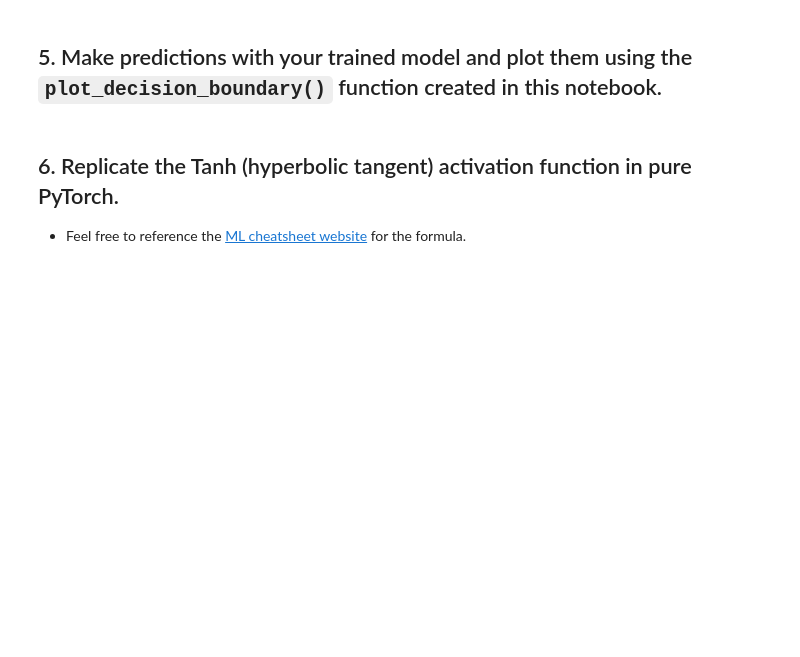
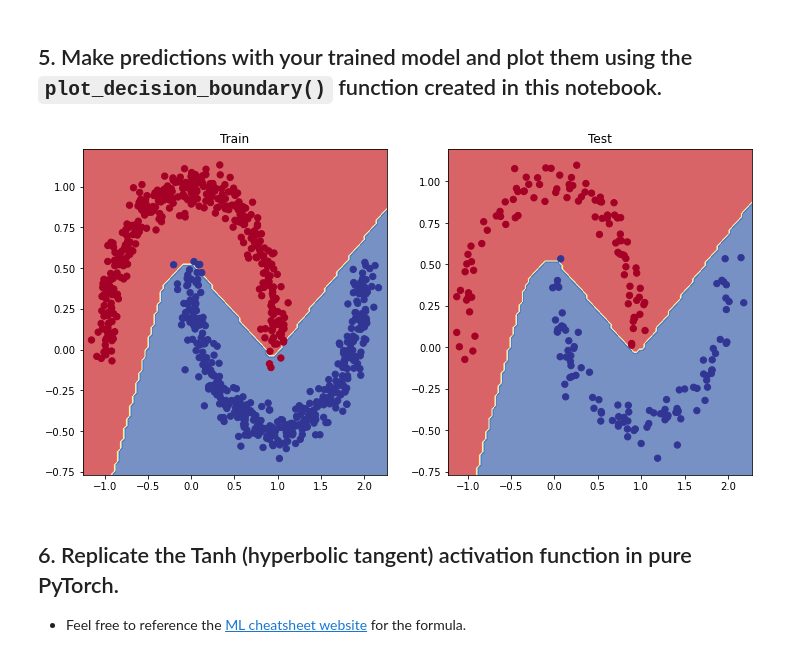
Before and after one commit to chriswilson2020/PyTorchCoLab, a Jupyter notebook: 02_pytorch_classification_exercises.ipynb, the cells around one changed output. Saved outputs shown, nothing was run; the diff lists cells and outputs as text; code cells hidden in the pictures; blank space fills up the shorter version.

```diff
--- a/02_pytorch_classification_exercises.ipynb
+++ b/02_pytorch_classification_exercises.ipynb
@@ -98,3 +167,5 @@ from torchmetrics import Accuracy
 ## TODO: Uncomment this code to use the Accuracy function
 # acc_fn = Accuracy().to(device) # send accuracy function to device
 # acc_fn
+acc_fn = Accuracy(task='multiclass', num_classes=2).to(device)
+acc_fn
@@ -101,50 +174,64 @@ from torchmetrics import Accuracy
 # %%
 ## TODO: Uncomment this to set the seed
 # torch.manual_seed(RANDOM_SEED)
+torch.manual_seed(RANDOM_SEED)
+torch.cuda.manual_seed(RANDOM_SEED)
 
 # Setup epochs
-
+epochs = 10000
 
 # Send data to the device
-
+X_train, y_train = X_train.to(device), y_train.to(device)
+X_test, y_test = X_test.to(device), y_test.to(device)
 
 # Loop through the data
 # for epoch in range(epochs):
   ### Training
+for epoch in range(epochs):
+  model_0.train()
 
 
   # 1. Forward pass (logits output)
+  y_logits = model_0(X_train).squeeze()
 
   # Turn logits into prediction probabilities
-
+  y_pred_probs = torch.sigmoid(y_logits)
 
   # Turn prediction probabilities into prediction labels
+  y_pred_labels = torch.round(y_pred_probs)
 
 
   # 2. Calculaute the loss
   # loss = loss_fn(y_logits, y_train) # loss = compare model raw outputs to desired model outputs
+  loss = loss_fn(y_logits, y_train) #Note loss function has builtin sigmoid
 
   # Calculate the accuracy
   # acc = acc_fn(y_pred, y_train.int()) # the accuracy function needs to compare pred labels (not logits) with actual labels
+  acc = acc_fn(y_pred_labels, y_train.int())
 
   # 3. Zero the gradients
-
+  optimizer.zero_grad()
 
   # 4. Loss backward (perform backpropagation) - https://brilliant.org/wiki/backpropagation/#:~:text=Backpropagation%2C%20short%20for%20%22backward%20propagation,to%20the%20neural%20network's%20weights.
-
+  loss.backward()
   # 5. Step the optimizer (gradient descent) - https://towardsdatascience.com/gradient-descent-algorithm-a-deep-dive-cf04e8115f21#:~:text=Gradient%20descent%20(GD)%20is%20an,e.g.%20in%20a%20linear%20regression)
-
+  optimizer.step()
 
   ### Testing
-  # model_0.eval()
-  # with torch.inference_mode():
+  model_0.eval()
+  with torch.inference_mode():
     # 1. Forward pass (to get the logits)
+   test_logits = model_0(X_test).squeeze()
 
     # Turn the test logits into prediction labels
+   test_pred_labels = torch.round(torch.sigmoid(test_logits))
 
 
     # 2. Caculate the test loss/acc
-
+   test_loss = loss_fn(test_logits, y_test)
+   test_acc = acc_fn(test_pred_labels, y_test.int())
 
   # Print out what's happening every 100 epochs
   # if epoch % 100 == 0:
+  if epoch % 100 == 0:
+    print(f"Epoch: {epoch} | Loss: {loss:.5f} Acc: {acc:.2f} | Test loss: {test_loss:.5f} Test Acc: {test_acc:.2f}")
@@ -192,3 +295,14 @@ def plot_decision_boundary(model, X, y):
+# %%
+# Plot decision boundaries for training and test sets
+plt.figure(figsize=(12, 6))
+plt.subplot(1, 2, 1)
+plt.title("Train")
+plot_decision_boundary(model_0, X_train, y_train)
+plt.subplot(1, 2, 2)
+plt.title("Test")
+plot_decision_boundary(model_0, X_test, y_test)
+# %% [output]
+[figure, added]
 # %% [markdown]
 ## 6. Replicate the Tanh (hyperbolic tangent) activation function in pure PyTorch.
   * Feel free to reference the [ML cheatsheet website](https://ml-cheatsheet.readthedocs.io/en/latest/activation_functions.html#tanh) for the formula.
```
Also changed, not shown: parts of 16 cells of this notebook.
